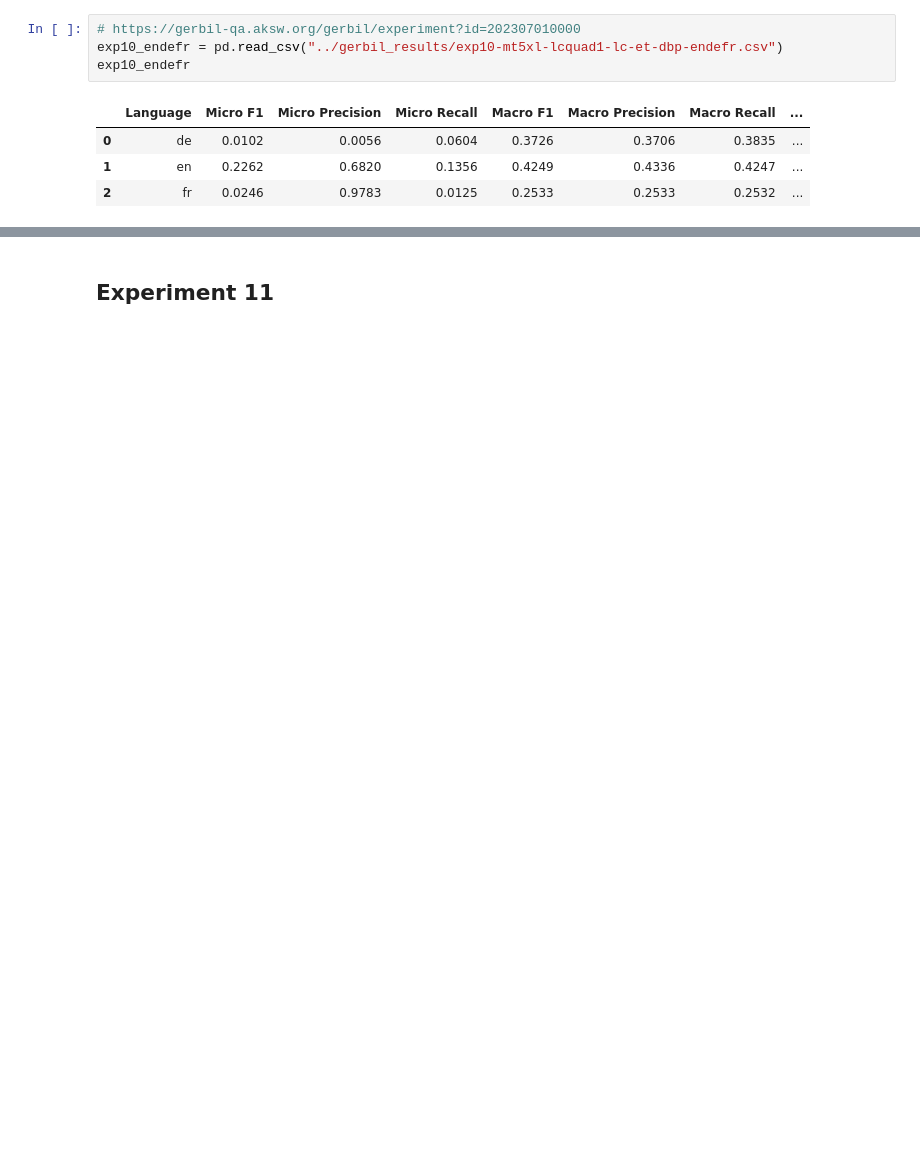
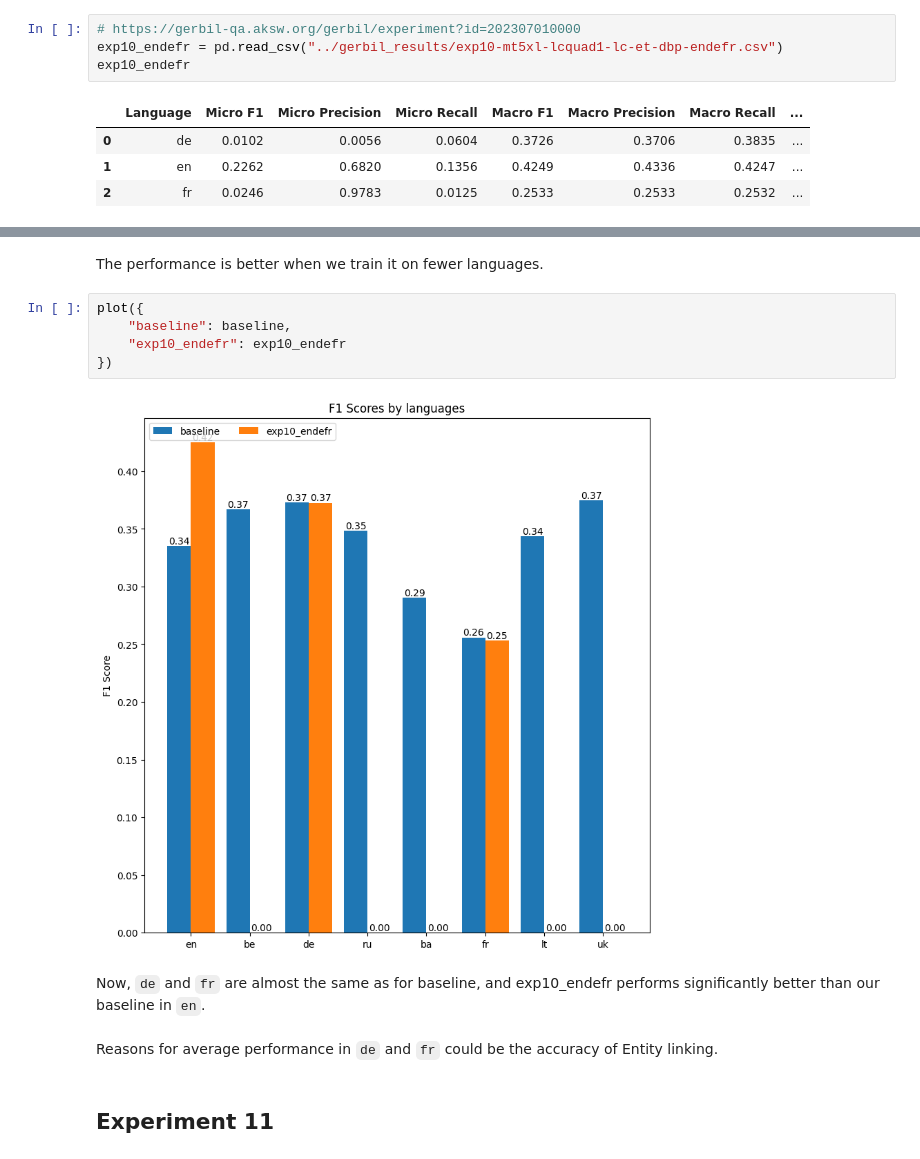
Before and after one commit to dice-group/MST5, a Jupyter notebook: notebooks/eval_results_dbpedia.ipynb, the cells around one changed output, grey strips where cells are left out. Cells and saved outputs as stored; diff of their text form; blank space fills up the shorter version.

```diff
--- a/notebooks/eval_results_dbpedia.ipynb
+++ b/notebooks/eval_results_dbpedia.ipynb
@@ -134,3 +155,16 @@ plot({
+# %% [markdown]
+The performance is better when we train it on fewer languages.
+# %%
+plot({
+    "baseline": baseline,
+    "exp10_endefr": exp10_endefr
+})
+# %% [output]
+[figure, added]
+# %% [markdown]
+Now, `de` and `fr` are almost the same as for baseline, and exp10_endefr performs significantly better than our baseline in `en`.
+# %% [markdown]
+Reasons for average performance in `de` and `fr` could be the accuracy of Entity linking.
 # %% [markdown]
 ## Experiment 11
 # %% [markdown]
```
Also changed, not shown: parts of 14 cells of this notebook.
